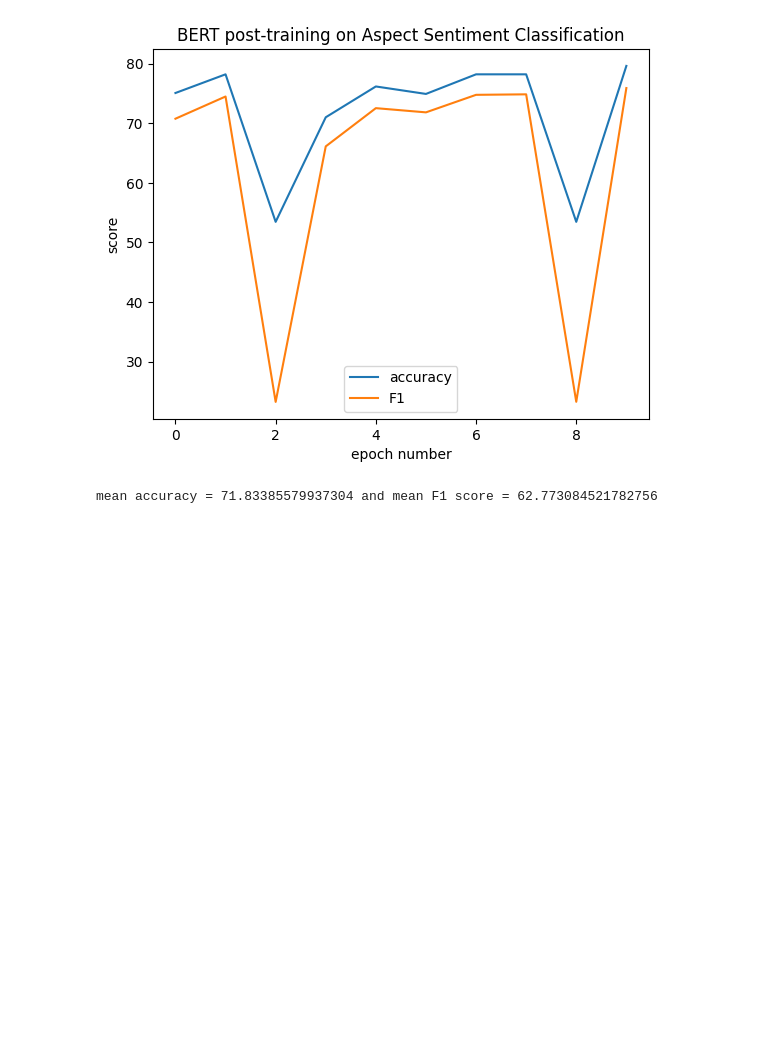
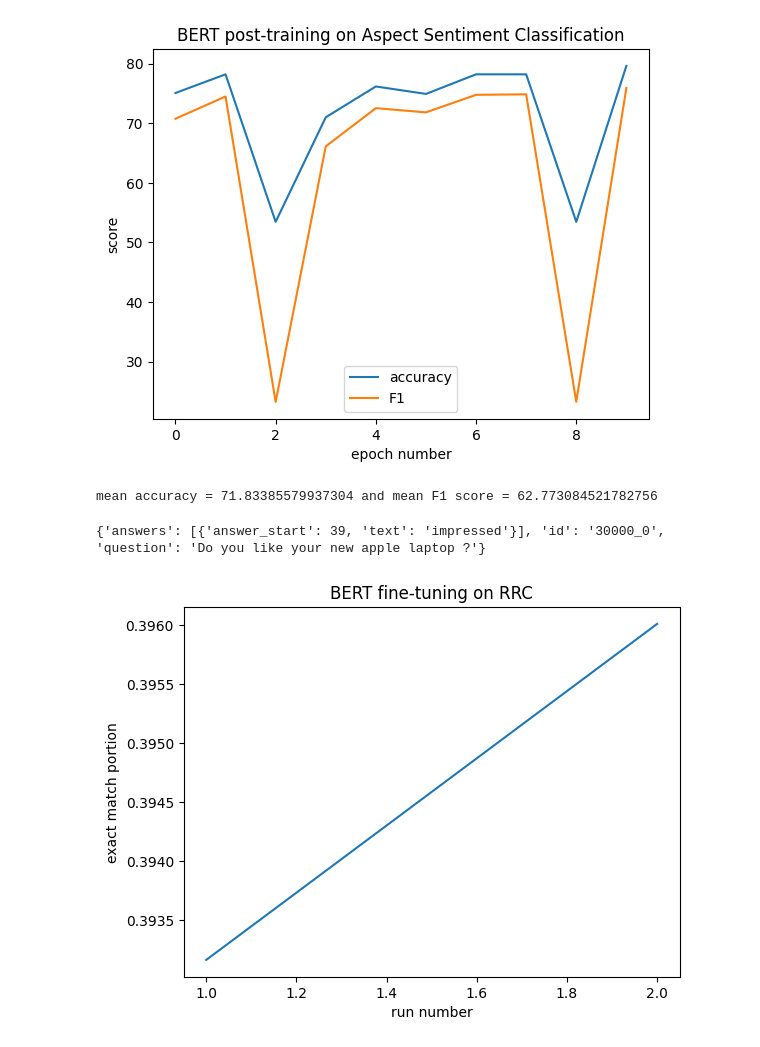
Before and after one commit to tonytang9544/BERT-for-RRC-ABSA, a Jupyter notebook: pytorch-pretrained-bert/eval/eval.ipynb, the cells around one changed output. Drawn from its saved outputs; the diff is of its cells as text; code cells hidden in the pictures; blank space fills up the shorter version.

Commit message:
rrc working. rrc exact match evaluation working

```diff
--- a/pytorch-pretrained-bert/eval/eval.ipynb
+++ b/pytorch-pretrained-bert/eval/eval.ipynb
@@ -86,3 +86,68 @@ print(f"mean accuracy = {np.mean(scores[:, 0])} and mean F1 score = {np.mean(sco
 # %% [output]
 [figure]
 mean accuracy = 71.83385579937304 and mean F1 score = 62.773084521782756
+# %%
+import json
+
+# load the ground truth
+with open("../data/rrc/laptop/test.json", "r") as f:
+    truth = json.load(f)
+
+print(truth["data"][0]["paragraphs"][0]["qas"][0])
+# %% [output]
+{'answers': [{'answer_start': 39, 'text': 'impressed'}], 'id': '30000_0', 'question': 'Do you like your new apple laptop ?'}
+# %%
+
+test_file = "../data/rrc/laptop/test.json"
+dumped_test_truth = "../data/rrc/laptop/converted_test.json"
+
+# load the ground truth
+with open(test_file, "r") as f:
+    truth = json.load(f)
+
+truth_dict = {}
+for each_data in truth["data"]:
+    for each_paragraph in each_data["paragraphs"]:
+        for each_qa in each_paragraph["qas"]:
+            truth_dict[each_qa["id"]] = [i["text"] for i in each_qa["answers"]]
+
+with open(dumped_test_truth, "w") as f:
+    json.dump(truth_dict, f)
+# %%
+n_runs = 2
+
+import json
+import os
+import matplotlib.pyplot as plt
+import numpy as np
+
+output_dir = "../run/pt_rrc/laptop"
+dumped_test_truth = "../data/rrc/laptop/converted_test.json"
+
+
+with open(dumped_test_truth, "r") as f:
+    truth_dict = json.load(f)
+
+exact_matches = []
+runs = [i for i in range(1, n_runs+1)]
+
+for i in runs:
+    OUTPUT_DIR = os.path.join(output_dir, str(i))
+    with open(os.path.join(OUTPUT_DIR, "predictions.json") ) as f:
+        results=json.load(f)
+    exact_match = 0
+    for each_key in truth_dict.keys():
+        if results[each_key] in truth_dict[each_key]:
+            exact_match += 1
+    exact_matches.append(exact_match/len(results))
+
+
+plt.plot(runs, exact_matches)
+plt.xlabel("run number")
+plt.ylabel("exact match portion")
+plt.title("BERT fine-tuning on RRC")
+plt.show()
+
+# print(f"mean accuracy = {np.mean(scores[:, 0])} and mean F1 score = {np.mean(scores[:, 1])}")
+# %% [output]
+[figure, added]
```
Also changed, not shown: 2 other files.
